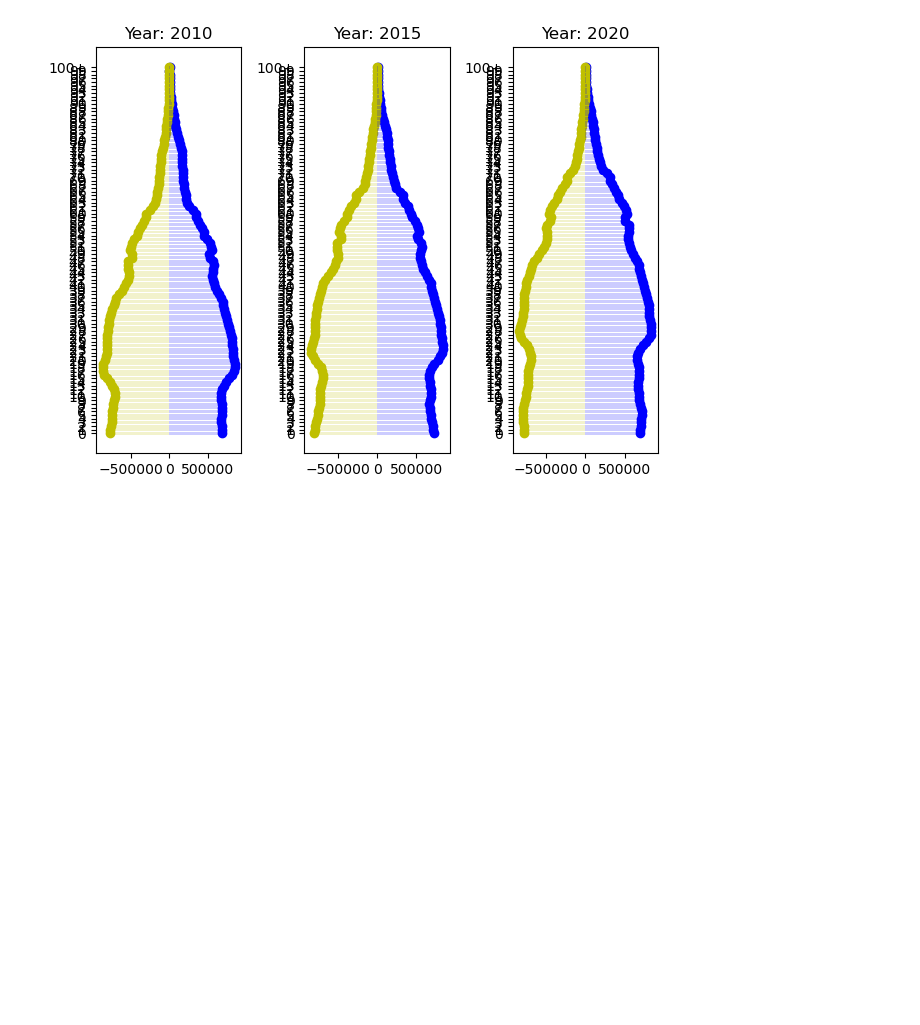
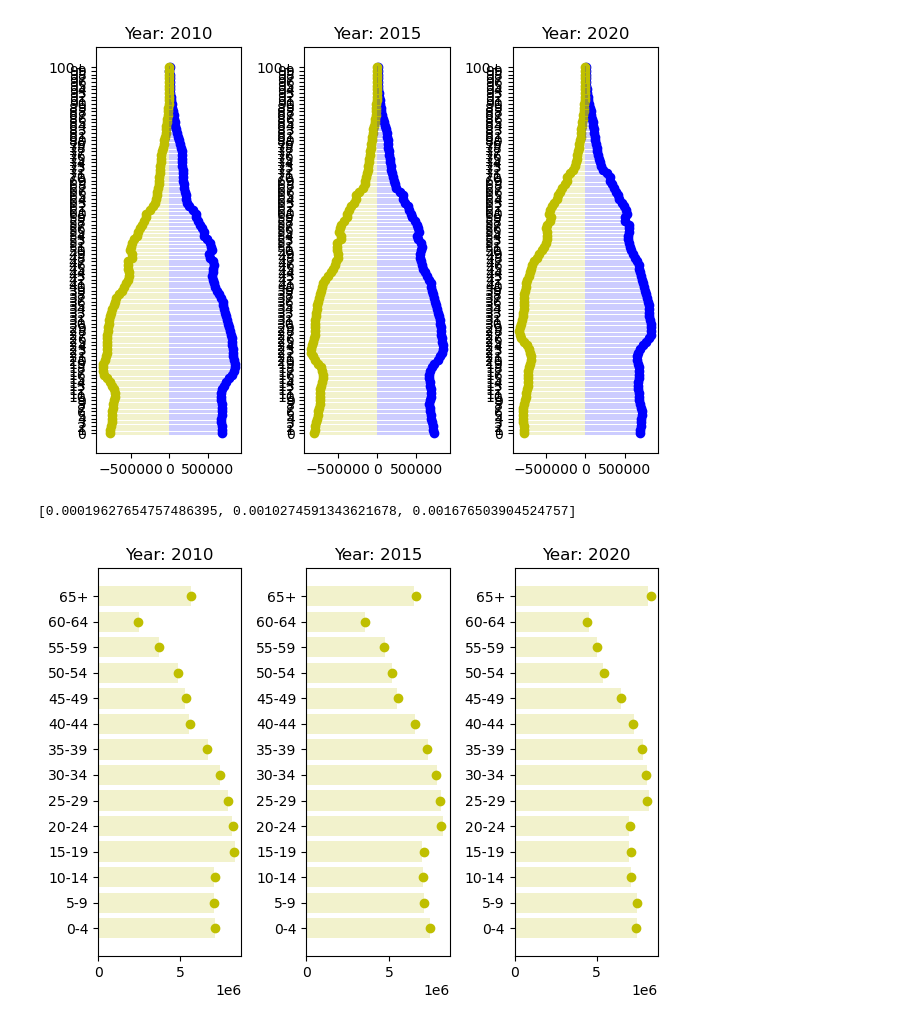
Before and after one commit to TimeWz667/pop4sim, a Jupyter notebook: notebooks/Example AgeSex.ipynb, the cells around one changed output. Cells and saved outputs as stored; diff of their text form; code cells hidden in the pictures; blank space fills up the shorter version.

```diff
--- a/notebooks/Example AgeSex.ipynb
+++ b/notebooks/Example AgeSex.ipynb
@@ -71,3 +71,14 @@ print(errors)
 # %% [output]
 [0.16596135014554883, 1.2986087964008592, 1.6596284781848092]
 [figure]
+# %%
+demo = reform_pars_age(ext, sex=False, agp=AgeGroup5Yr, mig=False)
+model = ModelODE(demo)
+t_span = demo.YearSpan
+y0 = model.get_y0(t_span[0])
+sol = solve_ivp(model, y0=y0.reshape(-1), t_span=demo.YearSpan, dense_output=True)
+fig, axes, errors = draw_pyramid(sol, demo, [2010, 2015, 2020])
+print(errors)
+# %% [output]
+[0.00019627654757486395, 0.0010274591343621678, 0.001676503904524757]
+[figure, added]
```
Also changed, not shown: parts of 4 cells of this notebook, 3 other files.
